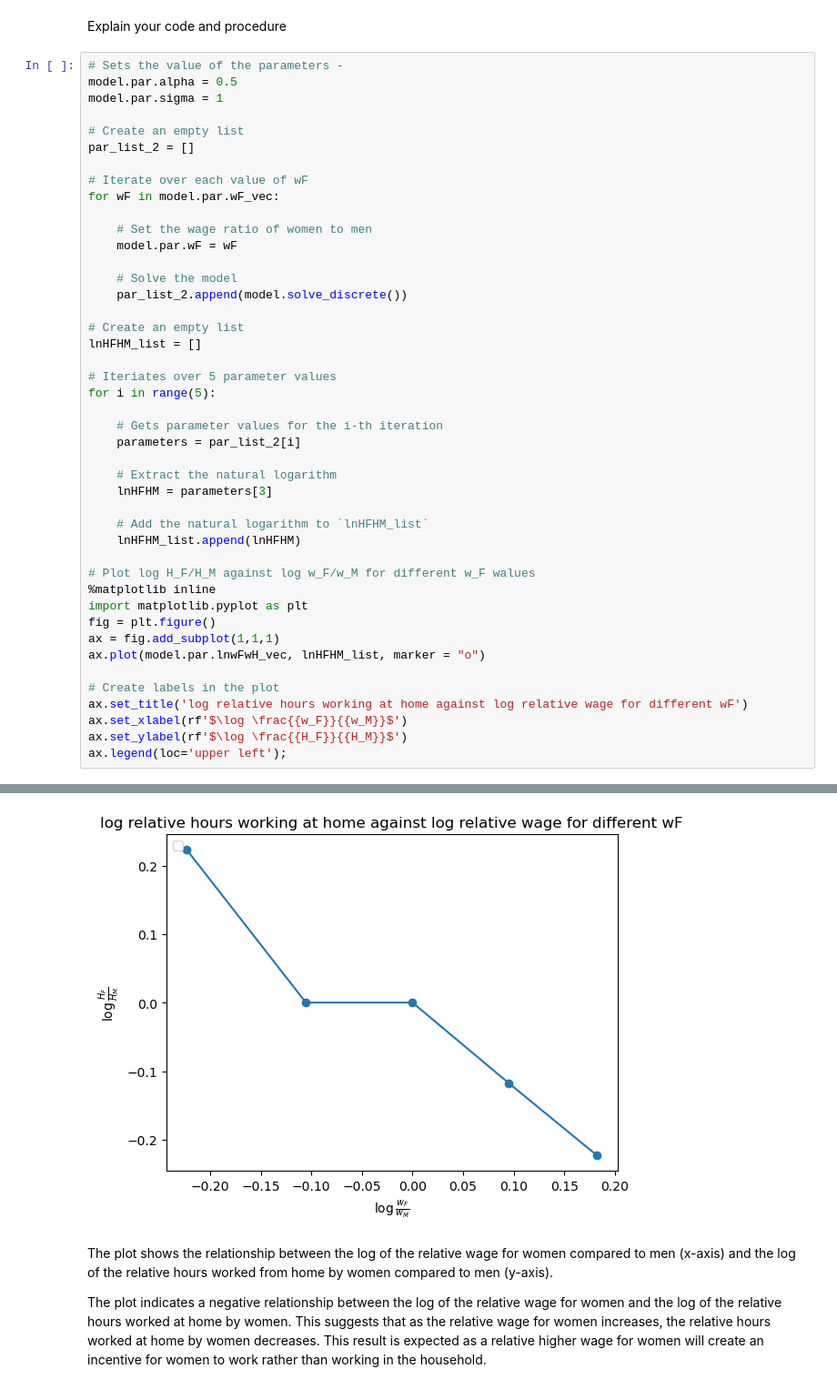
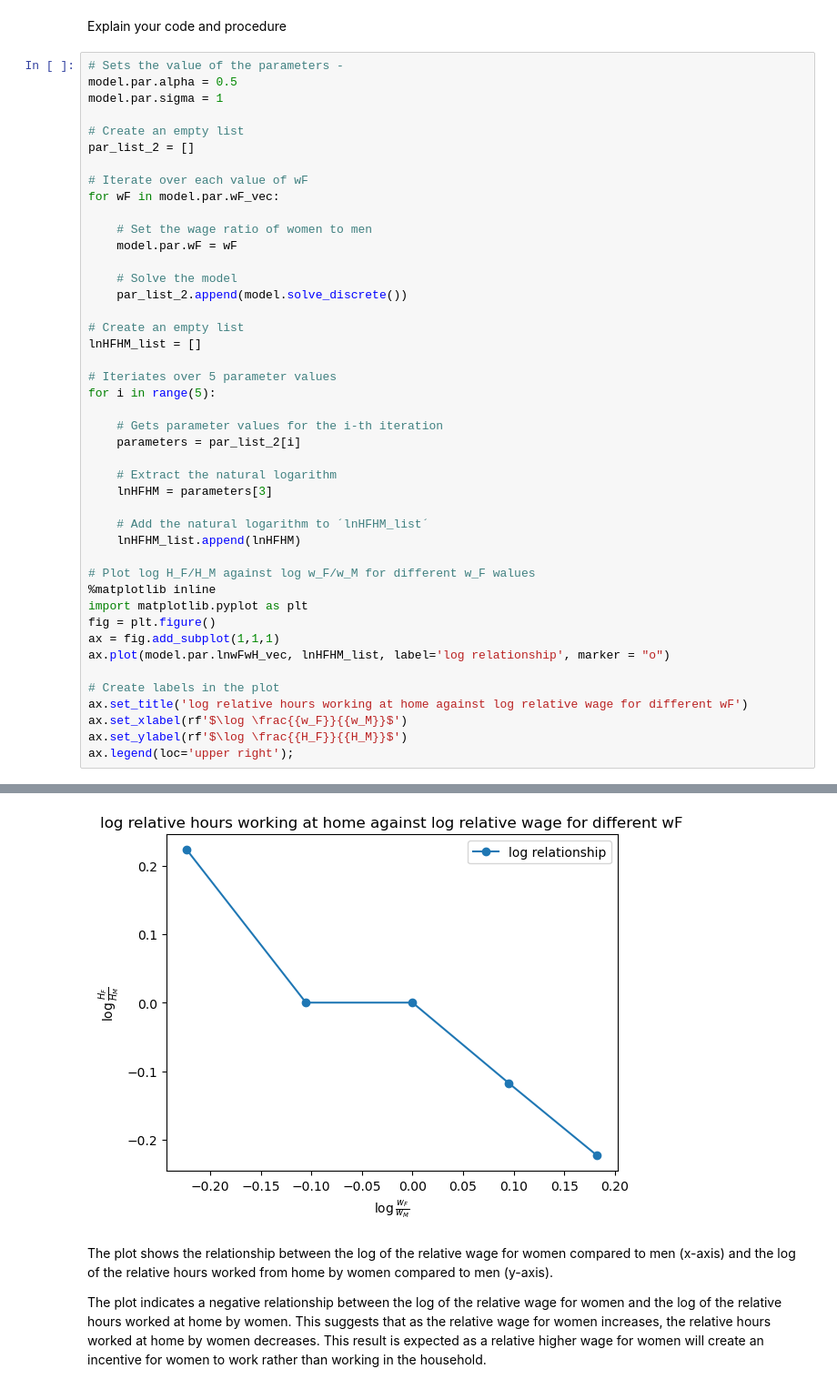
Before and after one commit to NumEconCopenhagen/projects-2023-iim, a Jupyter notebook: inauguralproject/inauguralproject.ipynb, the cells around one changed output, grey strips where cells are left out. Shown: that part at 91% size. Drawn from its saved outputs; the diff is of its cells as text.

```diff
--- a/inauguralproject/inauguralproject.ipynb
+++ b/inauguralproject/inauguralproject.ipynb
@@ -108,11 +108,11 @@ for i in range(5):
 import matplotlib.pyplot as plt
 fig = plt.figure()
 ax = fig.add_subplot(1,1,1)
-ax.plot(model.par.lnwFwH_vec, lnHFHM_list, marker = "o")
+ax.plot(model.par.lnwFwH_vec, lnHFHM_list, label='log relationship', marker = "o")
 
 # Create labels in the plot
 ax.set_title('log relative hours working at home against log relative wage for different wF')
 ax.set_xlabel(rf'$\log \frac{{w_F}}{{w_M}}$')
 ax.set_ylabel(rf'$\log \frac{{H_F}}{{H_M}}$')
-ax.legend(loc='upper left');
+ax.legend(loc='upper right');
 # %% [output]
@@ -120,4 +119,4 @@ No artists with labels found to put in legend.  Note that artists whose label st
-[figure, old version]
+[figure, new version]
 # %% [markdown]
 The plot shows the relationship between the log of the relative wage for women compared to men (x-axis) and the log of the relative hours worked from home by women compared to men (y-axis).
 
```
Also changed, not shown: parts of 2 cells of this notebook.
